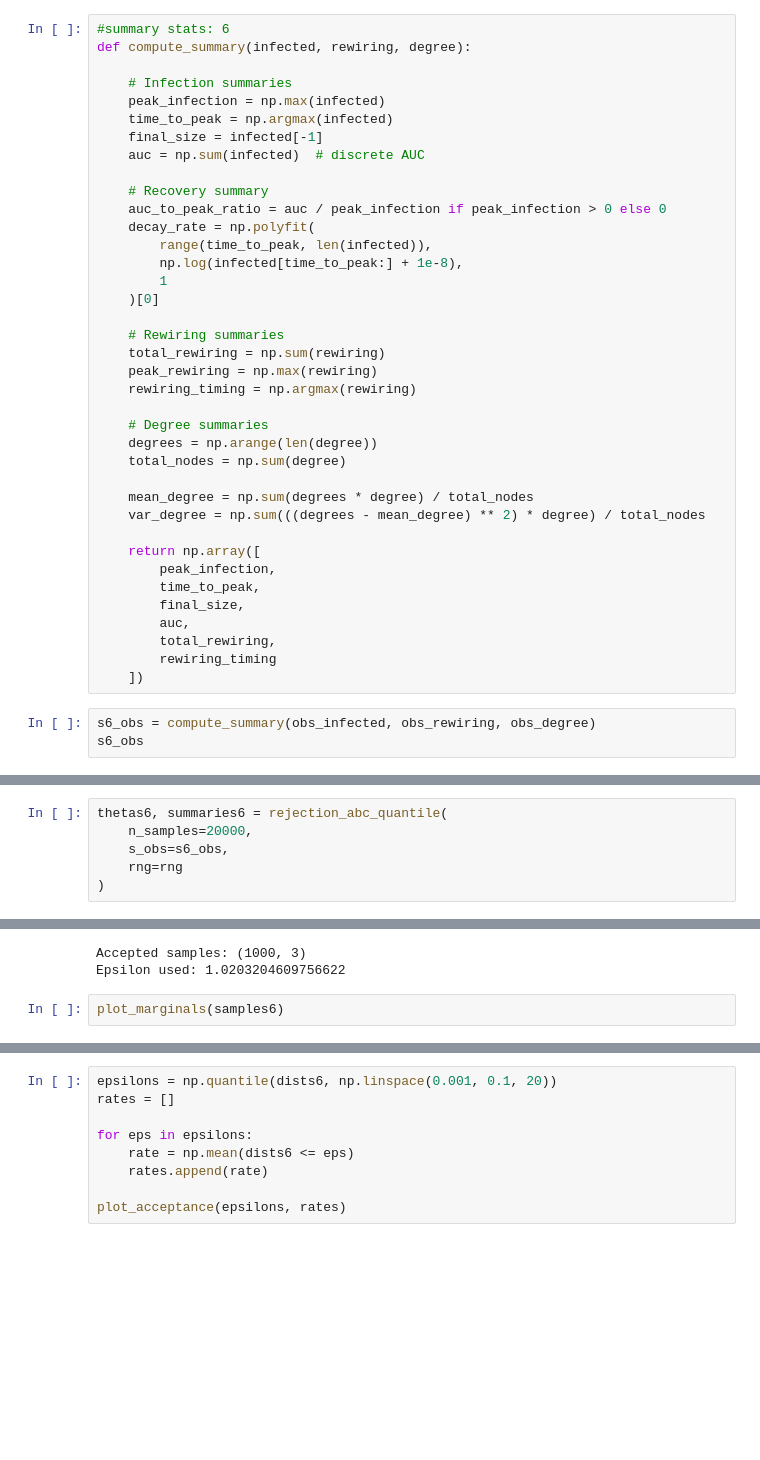
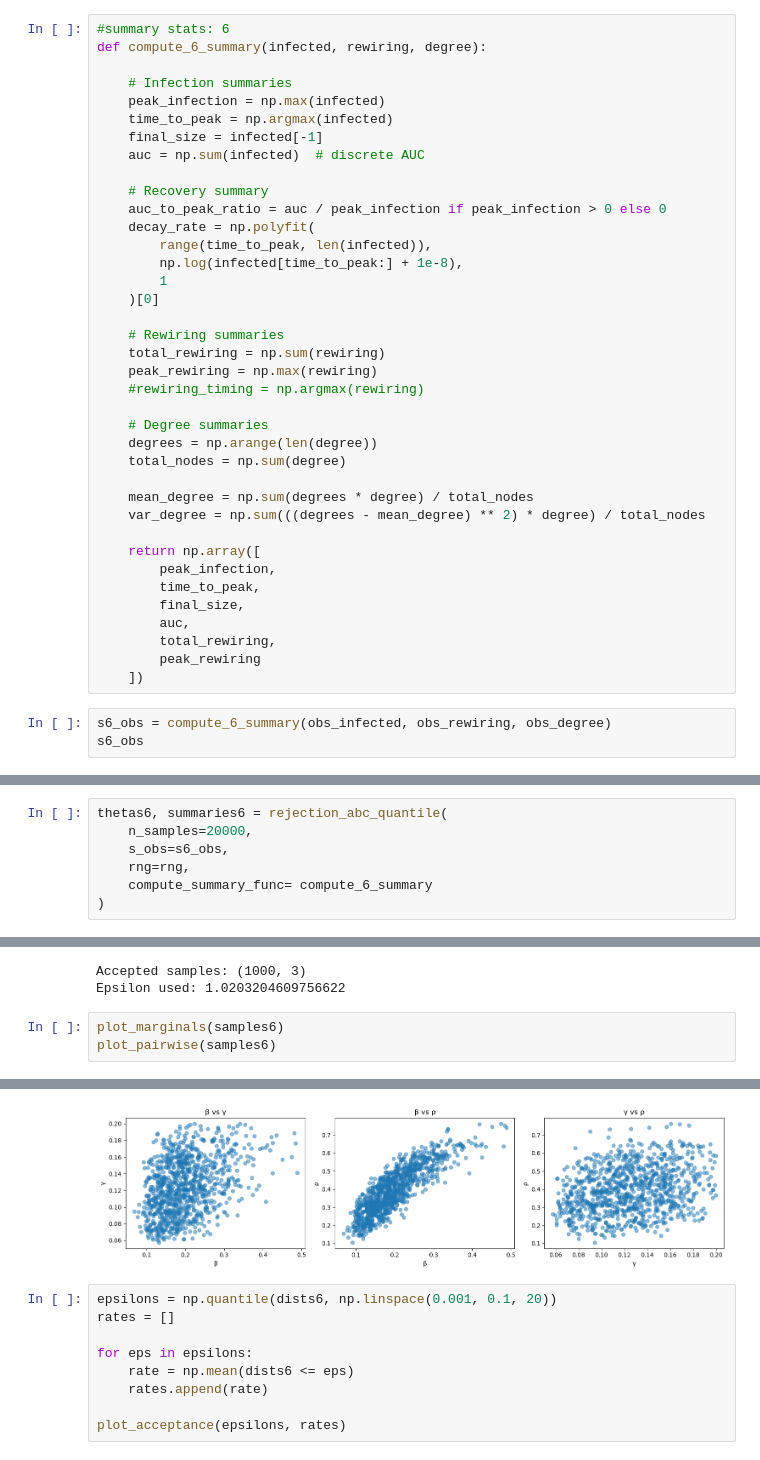
Before and after one commit to funwenxin/ST3247_Group5, a Jupyter notebook: ABC Script/Experimentation_1.ipynb, the cells around one changed output, grey strips where cells are left out. Cells and saved outputs as stored; diff of their text form; blank space fills up the shorter version.

```diff
--- a/ABC Script/Experimentation_1.ipynb
+++ b/ABC Script/Experimentation_1.ipynb
@@ -298,7 +299,7 @@ plot_acceptance(epsilons, rates)
 [figure]
 # %%
 #summary stats: 6
-def compute_summary(infected, rewiring, degree):
+def compute_6_summary(infected, rewiring, degree):
 
     # Infection summaries
     peak_infection = np.max(infected)
@@ -317,7 +318,7 @@ def compute_summary(infected, rewiring, degree):
     # Rewiring summaries
     total_rewiring = np.sum(rewiring)
     peak_rewiring = np.max(rewiring)
-    rewiring_timing = np.argmax(rewiring)
+    #rewiring_timing = np.argmax(rewiring)
 
     # Degree summaries
     degrees = np.arange(len(degree))
@@ -332,10 +333,10 @@ def compute_summary(infected, rewiring, degree):
         final_size,
         auc,
         total_rewiring,
-        rewiring_timing
+        peak_rewiring
     ])
 # %%
-s6_obs = compute_summary(obs_infected, obs_rewiring, obs_degree)
+s6_obs = compute_6_summary(obs_infected, obs_rewiring, obs_degree)
 s6_obs
 # %% [output]
 array([5.400e-01, 9.000e+00, 0.000e+00, 9.905e+00, 5.820e+02, 7.000e+00])
@@ -343,7 +344,8 @@ array([5.400e-01, 9.000e+00, 0.000e+00, 9.905e+00, 5.820e+02, 7.000e+00])
 thetas6, summaries6 = rejection_abc_quantile(
     n_samples=20000,
     s_obs=s6_obs,
-    rng=rng
+    rng=rng,
+    compute_summary_func= compute_6_summary
 )
 # %%
 dists6 = compute_distances(summaries6, s6_obs)
@@ -360,8 +362,10 @@ Accepted samples: (1000, 3)
 Epsilon used: 1.0203204609756622
 # %%
 plot_marginals(samples6)
+plot_pairwise(samples6)
 # %% [output]
 [figure]
+[figure, added]
 # %%
 epsilons = np.quantile(dists6, np.linspace(0.001, 0.1, 20))
 rates = []
```
Also changed, not shown: parts of 39 cells of this notebook.
